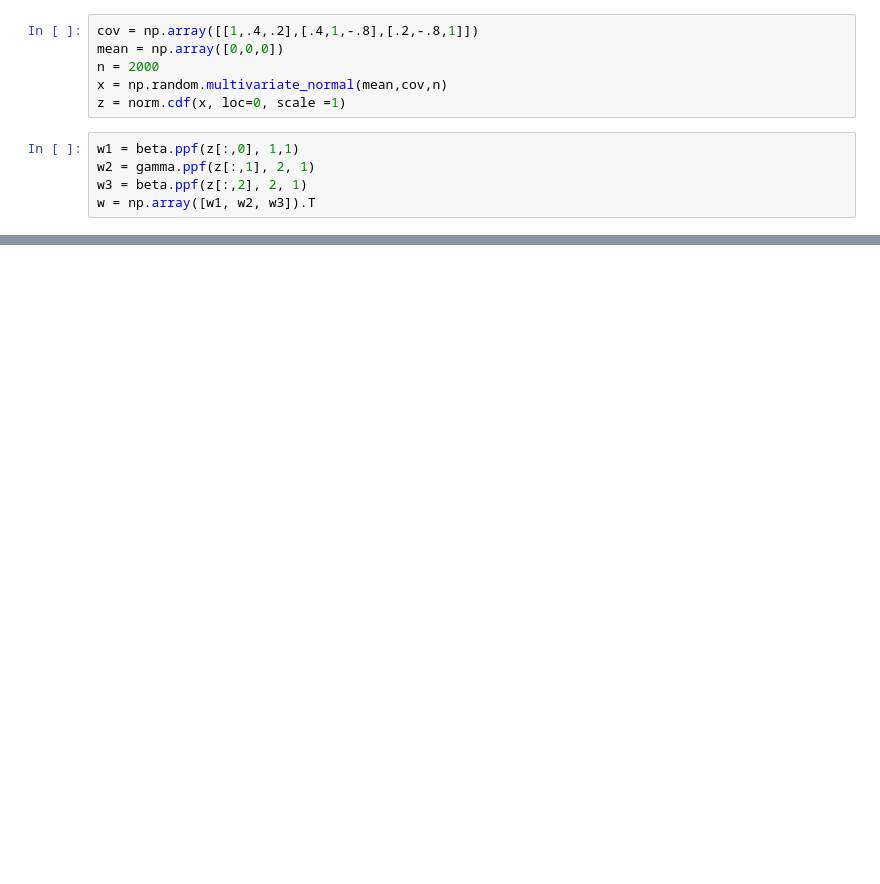
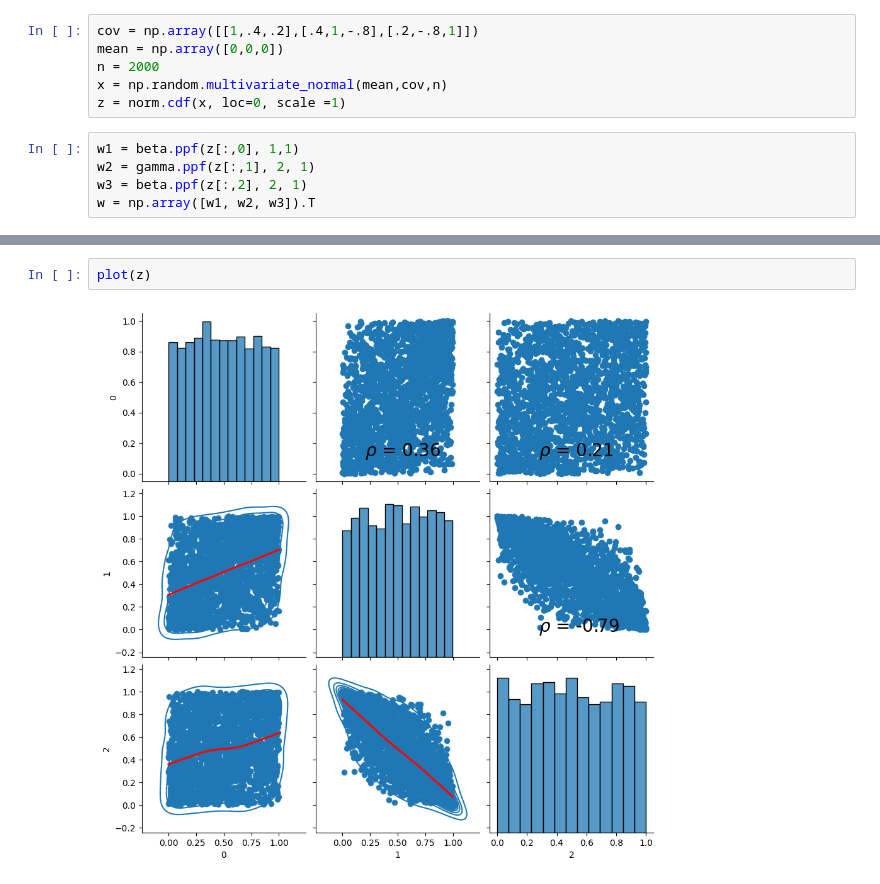
Before and after one commit to usenameFD/Asset-management, a Jupyter notebook: Copulus/copule.ipynb, the cells around one changed output, grey strips where cells are left out. Drawn from its saved outputs; the diff is of its cells as text; blank space fills up the shorter version.

```diff
--- a/Copulus/copule.ipynb
+++ b/Copulus/copule.ipynb
@@ -31,0 +54,4 @@ sns.pairplot(pd.DataFrame(w))
+# %%
+plot(z)
+# %% [output]
+[figure, added]
```
Also changed, not shown: parts of 8 cells of this notebook.
